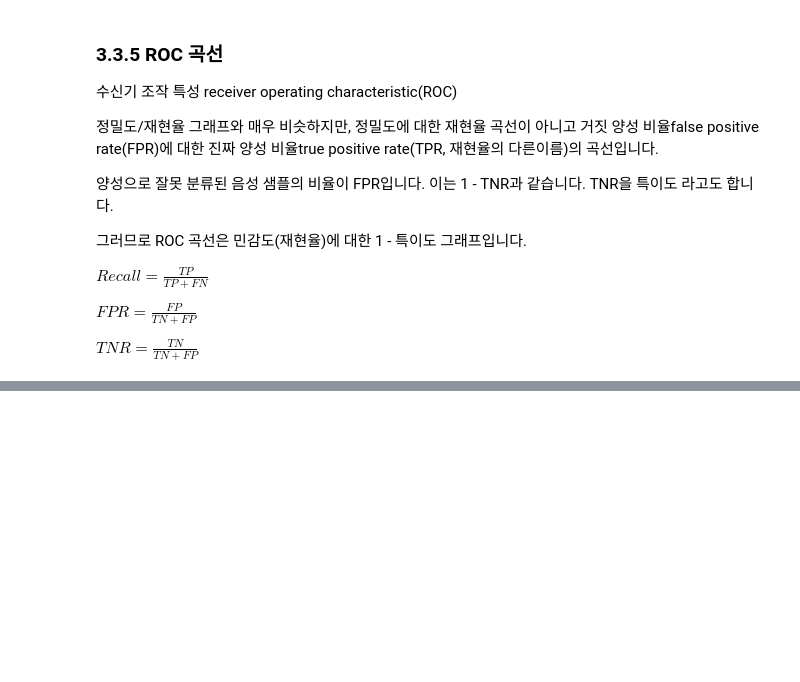
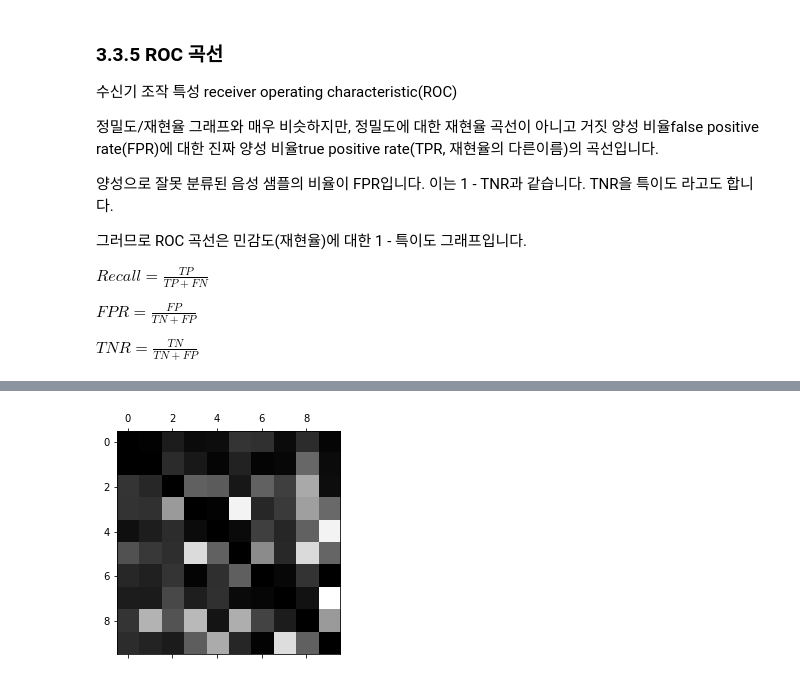
Before and after one commit to feud72/hands_on_ml, a Jupyter notebook: Chapter 3 분류.ipynb, the cells around one changed output, grey strips where cells are left out. Drawn from its saved outputs; the diff is of its cells as text; code cells hidden in the pictures; blank space fills up the shorter version.

```diff
--- a/Chapter 3 분류.ipynb
+++ b/Chapter 3 분류.ipynb
@@ -343,0 +526,8 @@ plt.show()
+# %%
+np.fill_diagonal(norm_conf_mx, 0)
+
+plt.matshow(norm_conf_mx, cmap=plt.cm.gray)
+
+plt.show()
+# %% [output]
+[figure, added]
```
Also changed, not shown: parts of 49 cells of this notebook, 2 other files.
